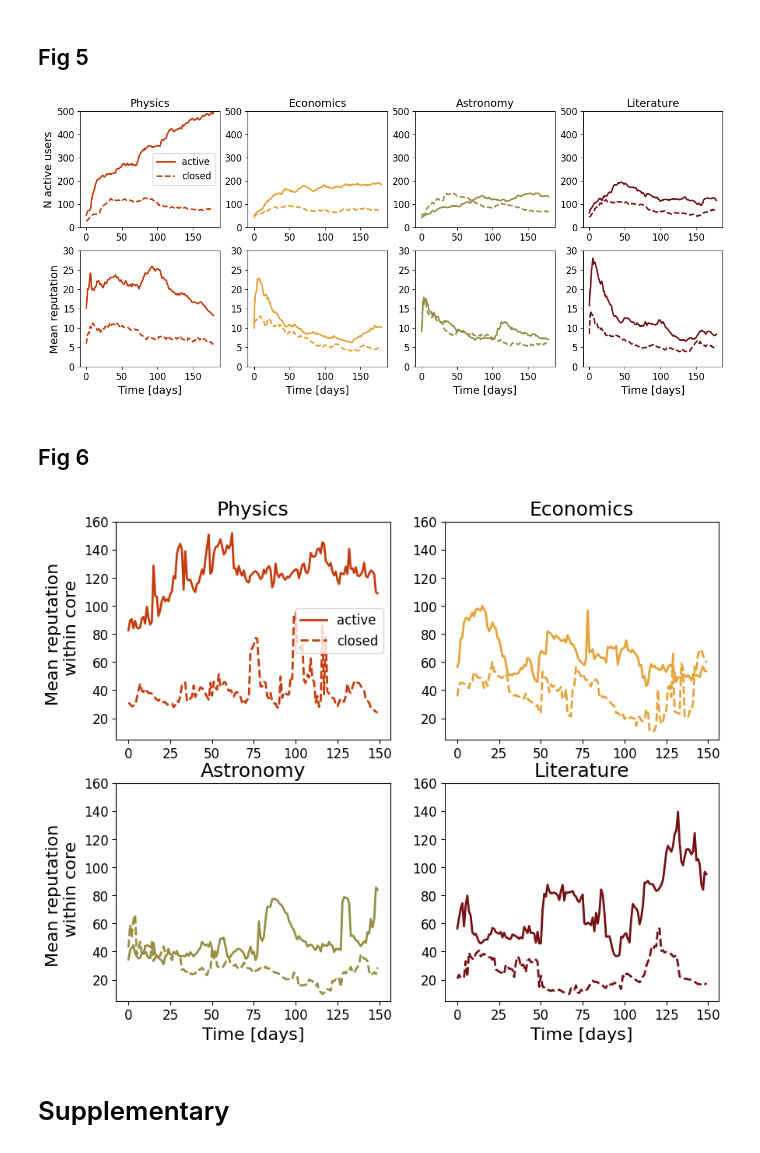
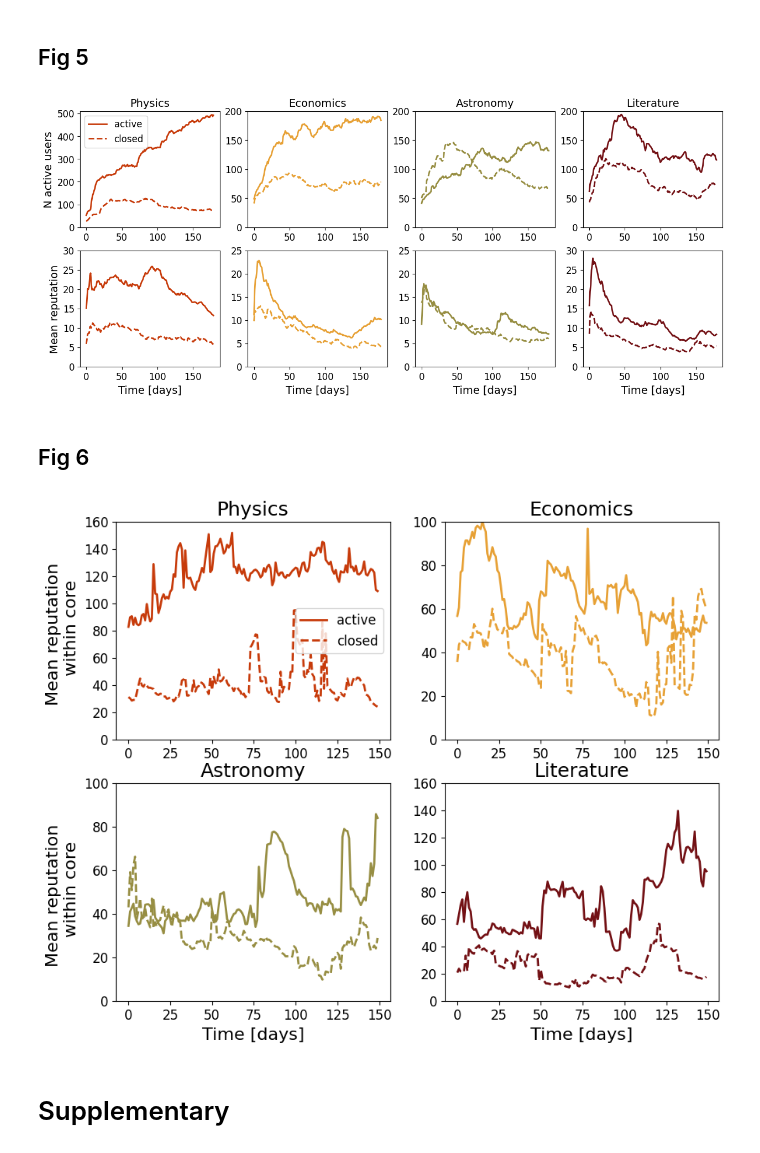
Before and after one commit to ana-vranic/Stack-Exchange-communities, a Jupyter notebook: Figures-ylimits.ipynb, the cells around one changed output. Drawn from its saved outputs; the diff is of its cells as text; code cells hidden in the pictures.

```diff
--- a/Figures-ylimits.ipynb
+++ b/Figures-ylimits.ipynb
@@ -72,17 +74,19 @@ drawing_functions.two_vars_plot_rows(data_coreper,'LN_core','LN_core_periphery',
 ## Fig 5
 # %%
 drawing_functions.two_vars_plot_rows(data_rep_agg,'Number of active users','Mean user reputation',colors,'N active users','Mean reputation',
-                                     ylim1=[0,500], ylim2=[0,30])
+                                     ylim1=[(0,510), (0,200), (0,200), (0,200)],
+                                     ylim2=[(0,30), (0,25), (0,25), (0,30)])
 plt.savefig(save_path+'Fig5.pdf', dpi=300, bbox_inches='tight')
 # %% [output]
-[figure, old version]
+[figure, new version]
 # %% [markdown]
 ## Fig 6
 # %%
-drawing_functions.single_variable_plot_square(data_coreper,'Mean_dr_core',colors, 'Mean reputation \n within core', ylim=(5, 160))
+drawing_functions.single_variable_plot_square(data_coreper,'Mean_dr_core',colors, 'Mean reputation \n within core',
+                                              ylim=[(0, 160), (0, 100), (0, 100), (0, 160)])
 #plt.savefig(save_path+'Fig6.pdf', dpi=300, bbox_inches='tight')
 # %% [output]
-[figure, old version]
+[figure, new version]
 # %% [markdown]
 # Supplementary
 # %% [markdown]
```
Also changed, not shown: parts of 2 cells of this notebook, 2 other files.
